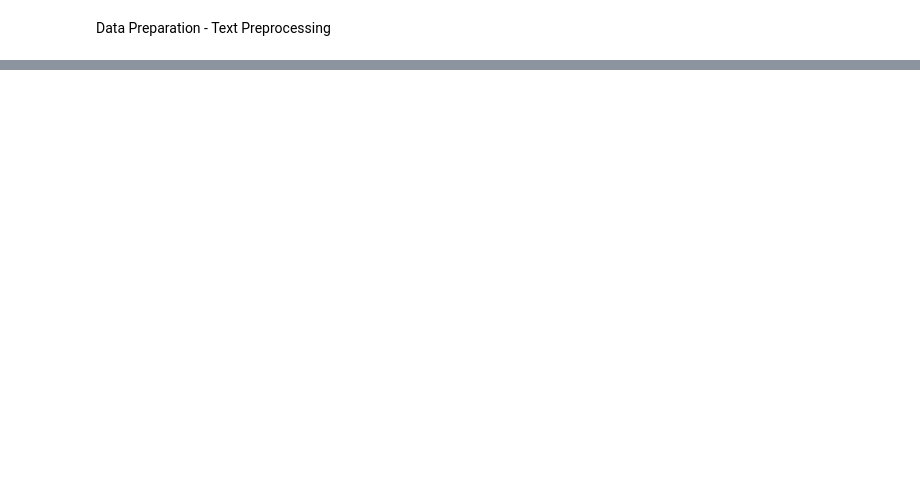
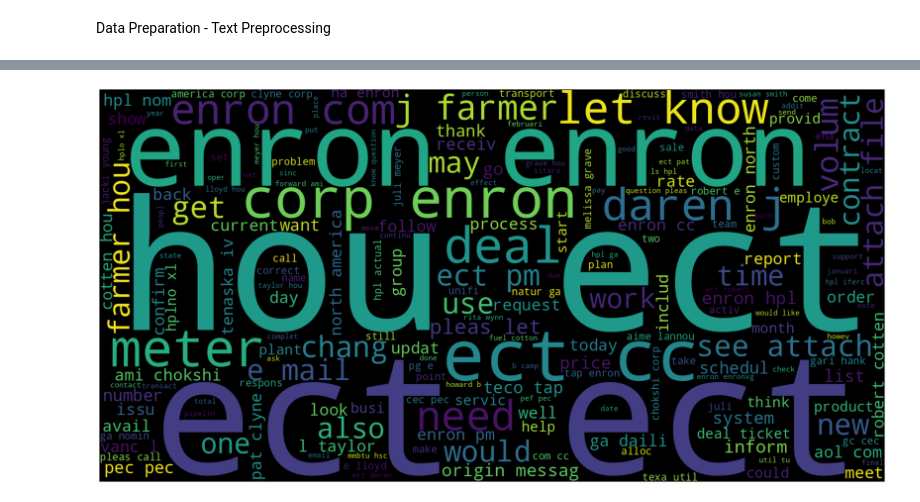
Before and after one commit to Tolash123/Machine_learning_and_Deep_learning, a Jupyter notebook: Module 4- Machine Learning/2. Working with Text Data/2. Case Study - Email spam filtering/email_filtering.ipynb, the cells around one changed output, grey strips where cells are left out. Saved outputs shown, nothing was run; the diff lists cells and outputs as text; code cells hidden in the pictures; blank space fills up the shorter version.

```diff
--- a/Module 4- Machine Learning/2. Working with Text Data/2. Case Study - Email spam filtering/email_filtering.ipynb
+++ b/Module 4- Machine Learning/2. Working with Text Data/2. Case Study - Email spam filtering/email_filtering.ipynb
@@ -145,0 +248,20 @@ def preprocess(raw_text, flag):
+# %%
+ham_df = x_train.loc[y_train=='ham', :]
+
+words = ' '.join(ham_df['clean_text_stem'])
+
+cleaned_word = " ".join([word for word in words.split()
+                        if 'subject' not in word])
+# %%
+ham_wordcloud = WordCloud(stopwords=stopwords.words('english'),
+                           background_color='black',
+                           width=1600,
+                           height=800
+                           ).generate(cleaned_word)
+# %%
+plt.figure(1,figsize=(30,20))
+plt.imshow(ham_wordcloud)
+plt.axis('off')
+plt.show()
+# %% [output]
+[figure, added]
```
Also changed, not shown: parts of 57 cells of this notebook.
